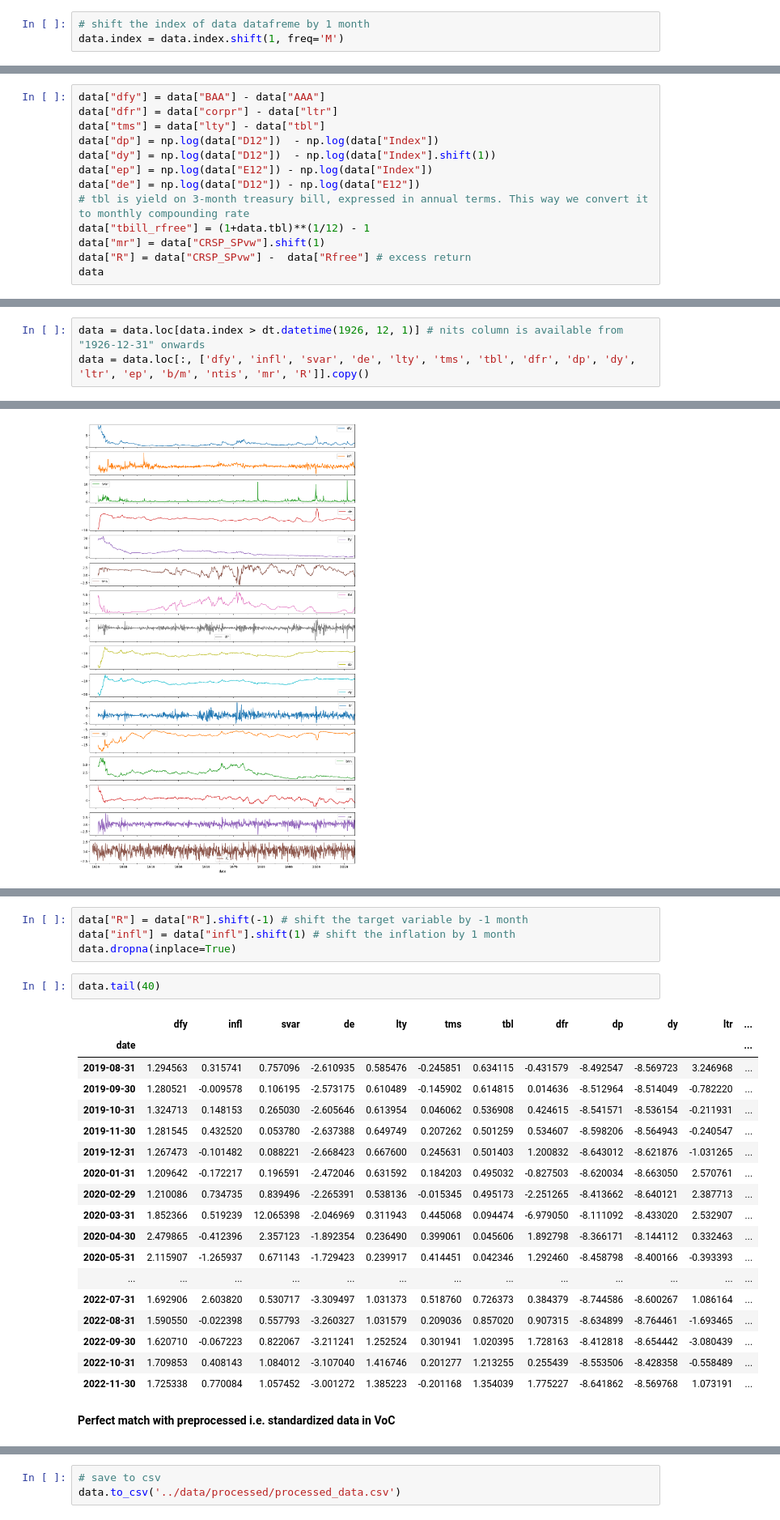
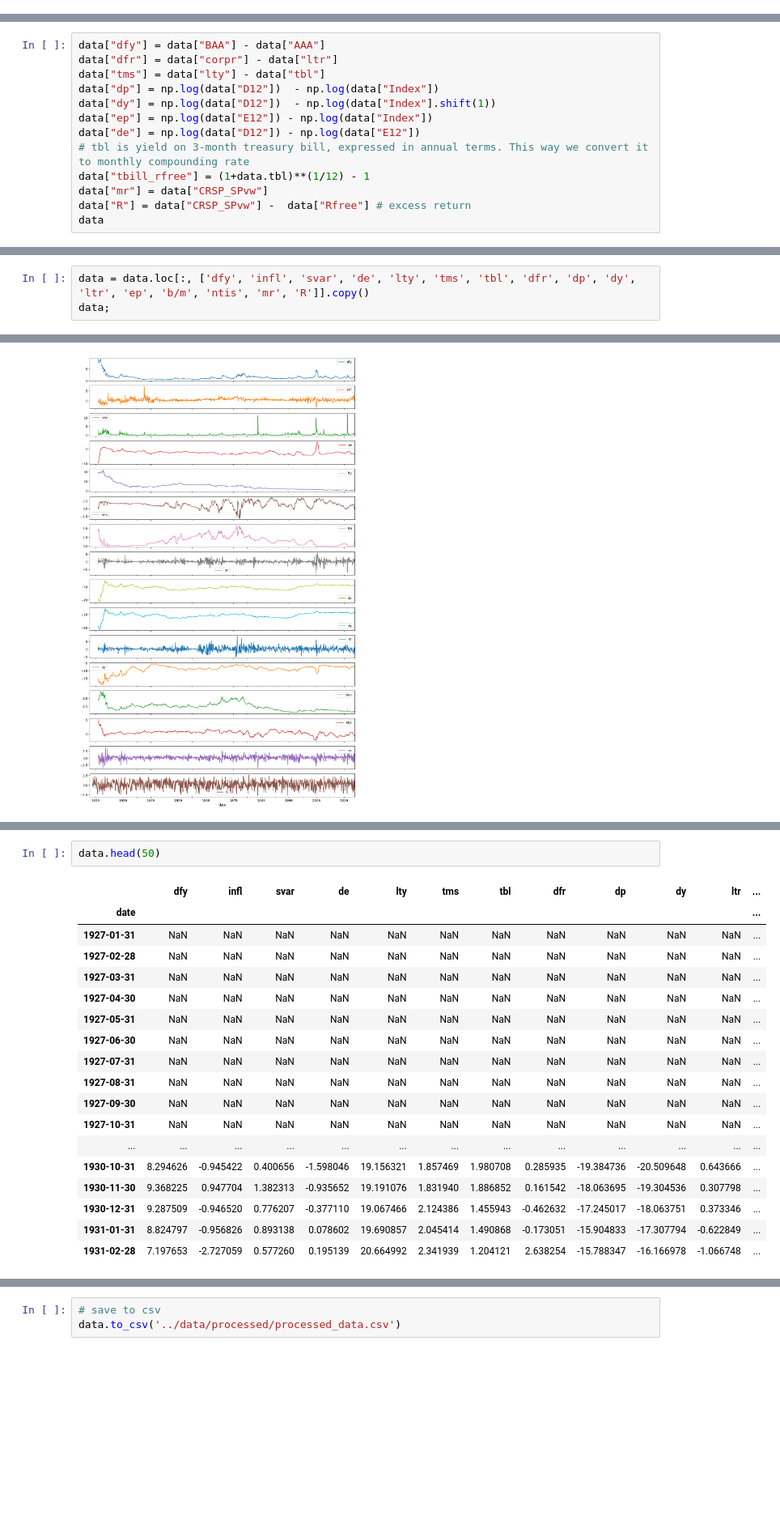
Before and after one commit to zivmi/voc_reproduction, a Jupyter notebook: notebooks/01-mz-preprocessing.ipynb, the cells around one changed output, grey strips where cells are left out. Shown at 81% size. Drawn from its saved outputs; the diff is of its cells as text; blank space fills up the shorter version.

```diff
--- a/notebooks/01-mz-preprocessing.ipynb
+++ b/notebooks/01-mz-preprocessing.ipynb
@@ -89,3 +61,0 @@ By comparing two plots, we see that "202003" in the raw dataset corresponds to t
-# %%
-# shift the index of data datafreme by 1 month
-data.index = data.index.shift(1, freq='M')
@@ -162,7 +107,7 @@ data["ep"] = np.log(data["E12"]) - np.log(data["Index"])
 data["de"] = np.log(data["D12"]) - np.log(data["E12"])
 # tbl is yield on 3-month treasury bill, expressed in annual terms. This way we convert it to monthly compounding rate
 data["tbill_rfree"] = (1+data.tbl)**(1/12) - 1
-data["mr"] = data["CRSP_SPvw"].shift(1)
+data["mr"] = data["CRSP_SPvw"]
 data["R"] = data["CRSP_SPvw"] -  data["Rfree"] # excess return
 data
 # %% [output]
@@ -194,5 +136,5 @@ data.to_csv('../data/interim/interim_data_step1.csv')
 In the VoC paper, the authors use data in the following timeframe: 1926-2020.
 Variables used: dfy, infl, svar, de, lty, tms, tbl, dfr, dp, dy, ltr, ep, b/m, and ntis, as well as one lag of the market return (just CRSP_SPvw or CRSP_SPvwx).
 # %%
-data = data.loc[data.index > dt.datetime(1926, 12, 1)] # nits column is available from "1926-12-31" onwards
 data = data.loc[:, ['dfy', 'infl', 'svar', 'de', 'lty', 'tms', 'tbl', 'dfr', 'dp', 'dy', 'ltr', 'ep', 'b/m', 'ntis', 'mr', 'R']].copy()
+data;
@@ -317,27 +267,21 @@ In the last step we shift dependent variable by one month (look-ahead). We also
-# %%
-data["R"] = data["R"].shift(-1) # shift the target variable by -1 month
-data["infl"] = data["infl"].shift(1) # shift the inflation by 1 month
-data.dropna(inplace=True)
-# %%
-data.tail(40)
-# %% [output]
-|  | dfy | infl | svar | de | lty | tms | tbl | dfr | dp | dy | ltr | ... |
-| date |  |  |  |  |  |  |  |  |  |  |  | ... |
-| 2019-08-31 | 1.294563 | 0.315741 | 0.757096 | -2.610935 | 0.585476 | -0.245851 | 0.634115 | -0.431579 | -8.492547 | -8.569723 | 3.246968 | ... |
-| 2019-09-30 | 1.280521 | -0.009578 | 0.106195 | -2.573175 | 0.610489 | -0.145902 | 0.614815 | 0.014636 | -8.512964 | -8.514049 | -0.782220 | ... |
-| 2019-10-31 | 1.324713 | 0.148153 | 0.265030 | -2.605646 | 0.613954 | 0.046062 | 0.536908 | 0.424615 | -8.541571 | -8.536154 | -0.211931 | ... |
-| 2019-11-30 | 1.281545 | 0.432520 | 0.053780 | -2.637388 | 0.649749 | 0.207262 | 0.501259 | 0.534607 | -8.598206 | -8.564943 | -0.240547 | ... |
-| 2019-12-31 | 1.267473 | -0.101482 | 0.088221 | -2.668423 | 0.667600 | 0.245631 | 0.501403 | 1.200832 | -8.643012 | -8.621876 | -1.031265 | ... |
-| 2020-01-31 | 1.209642 | -0.172217 | 0.196591 | -2.472046 | 0.631592 | 0.184203 | 0.495032 | -0.827503 | -8.620034 | -8.663050 | 2.570761 | ... |
-| 2020-02-29 | 1.210086 | 0.734735 | 0.839496 | -2.265391 | 0.538136 | -0.015345 | 0.495173 | -2.251265 | -8.413662 | -8.640121 | 2.387713 | ... |
-| 2020-03-31 | 1.852366 | 0.519239 | 12.065398 | -2.046969 | 0.311943 | 0.445068 | 0.094474 | -6.979050 | -8.111092 | -8.433020 | 2.532907 | ... |
-| 2020-04-30 | 2.479865 | -0.412396 | 2.357123 | -1.892354 | 0.236490 | 0.399061 | 0.045606 | 1.892798 | -8.366171 | -8.144112 | 0.332463 | ... |
-| 2020-05-31 | 2.115907 | -1.265937 | 0.671143 | -1.729423 | 0.239917 | 0.414451 | 0.042346 | 1.292460 | -8.458798 | -8.400166 | -0.393393 | ... |
-| ... | ... | ... | ... | ... | ... | ... | ... | ... | ... | ... | ... | ... |
-| 2022-07-31 | 1.692906 | 2.603820 | 0.530717 | -3.309497 | 1.031373 | 0.518760 | 0.726373 | 0.384379 | -8.744586 | -8.600267 | 1.086164 | ... |
-| 2022-08-31 | 1.590550 | -0.022398 | 0.557793 | -3.260327 | 1.031579 | 0.209036 | 0.857020 | 0.907315 | -8.634899 | -8.764461 | -1.693465 | ... |
-| 2022-09-30 | 1.620710 | -0.067223 | 0.822067 | -3.211241 | 1.252524 | 0.301941 | 1.020395 | 1.728163 | -8.412818 | -8.654442 | -3.080439 | ... |
-| 2022-10-31 | 1.709853 | 0.408143 | 1.084012 | -3.107040 | 1.416746 | 0.201277 | 1.213255 | 0.255439 | -8.553506 | -8.428358 | -0.558489 | ... |
-| 2022-11-30 | 1.725338 | 0.770084 | 1.057452 | -3.001272 | 1.385223 | -0.201168 | 1.354039 | 1.775227 | -8.641862 | -8.569768 | 1.073191 | ... |
-# %% [markdown]
-**Perfect match with preprocessed i.e. standardized data in VoC**
+# %%
+data.head(50)
+# %% [output]
+|  | dfy | infl | svar | de | lty | tms | tbl | dfr | dp | dy | ltr | ... |
+| date |  |  |  |  |  |  |  |  |  |  |  | ... |
+| 1927-01-31 | NaN | NaN | NaN | NaN | NaN | NaN | NaN | NaN | NaN | NaN | NaN | ... |
+| 1927-02-28 | NaN | NaN | NaN | NaN | NaN | NaN | NaN | NaN | NaN | NaN | NaN | ... |
+| 1927-03-31 | NaN | NaN | NaN | NaN | NaN | NaN | NaN | NaN | NaN | NaN | NaN | ... |
+| 1927-04-30 | NaN | NaN | NaN | NaN | NaN | NaN | NaN | NaN | NaN | NaN | NaN | ... |
+| 1927-05-31 | NaN | NaN | NaN | NaN | NaN | NaN | NaN | NaN | NaN | NaN | NaN | ... |
+| 1927-06-30 | NaN | NaN | NaN | NaN | NaN | NaN | NaN | NaN | NaN | NaN | NaN | ... |
+| 1927-07-31 | NaN | NaN | NaN | NaN | NaN | NaN | NaN | NaN | NaN | NaN | NaN | ... |
+| 1927-08-31 | NaN | NaN | NaN | NaN | NaN | NaN | NaN | NaN | NaN | NaN | NaN | ... |
+| 1927-09-30 | NaN | NaN | NaN | NaN | NaN | NaN | NaN | NaN | NaN | NaN | NaN | ... |
+| 1927-10-31 | NaN | NaN | NaN | NaN | NaN | NaN | NaN | NaN | NaN | NaN | NaN | ... |
+| ... | ... | ... | ... | ... | ... | ... | ... | ... | ... | ... | ... | ... |
+| 1930-10-31 | 8.294626 | -0.945422 | 0.400656 | -1.598046 | 19.156321 | 1.857469 | 1.980708 | 0.285935 | -19.384736 | -20.509648 | 0.643666 | ... |
+| 1930-11-30 | 9.368225 | 0.947704 | 1.382313 | -0.935652 | 19.191076 | 1.831940 | 1.886852 | 0.161542 | -18.063695 | -19.304536 | 0.307798 | ... |
+| 1930-12-31 | 9.287509 | -0.946520 | 0.776207 | -0.377110 | 19.067466 | 2.124386 | 1.455943 | -0.462632 | -17.245017 | -18.063751 | 0.373346 | ... |
+| 1931-01-31 | 8.824797 | -0.956826 | 0.893138 | 0.078602 | 19.690857 | 2.045414 | 1.490868 | -0.173051 | -15.904833 | -17.307794 | -0.622849 | ... |
+| 1931-02-28 | 7.197653 | -2.727059 | 0.577260 | 0.195139 | 20.664992 | 2.341939 | 1.204121 | 2.638254 | -15.788347 | -16.166978 | -1.066748 | ... |
```
Also changed, not shown: parts of 32 cells of this notebook, 1 other file.
